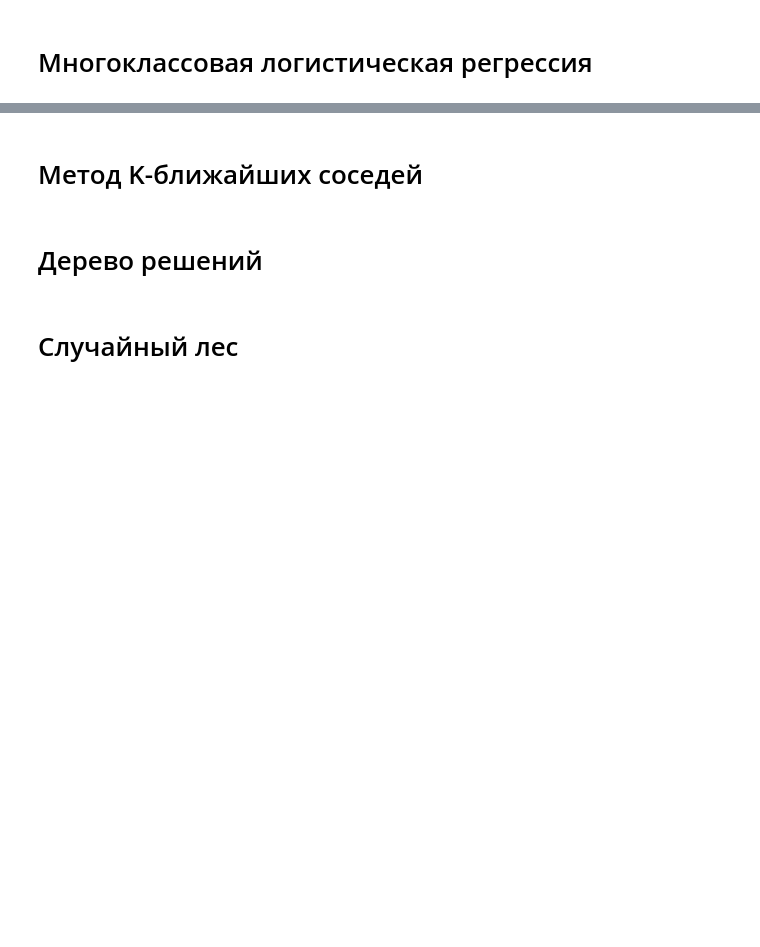
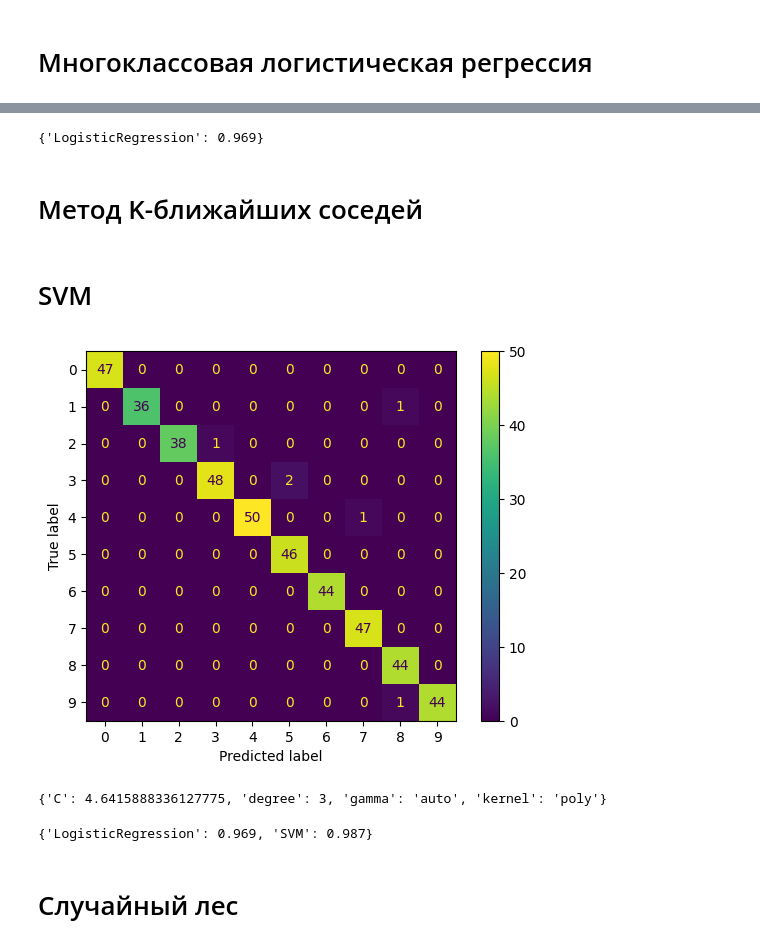
Before and after one commit to igumnov-daniel/HOCK_FEBRUARY_2023, a Jupyter notebook: 15_ML_5_clustering_and_trees/15_3_gbdt_catboost.ipynb, the cells around one changed output, grey strips where cells are left out. Cells and saved outputs as stored; diff of their text form; code cells hidden in the pictures; blank space fills up the shorter version.

```diff
--- a/15_ML_5_clustering_and_trees/15_3_gbdt_catboost.ipynb
+++ b/15_ML_5_clustering_and_trees/15_3_gbdt_catboost.ipynb
@@ -844,2 +1015,6 @@ from sklearn.metrics import accuracy_score
+# %%
+best_metrics
+# %% [output]
+{'LogisticRegression': 0.969}
 # %% [markdown]
 # Метод K-ближайших соседей
@@ -848,4 +1021,55 @@ from sklearn.neighbors import KNeighborsClassifier
-# %% [markdown]
-# Дерево решений
+# %% [markdown]
+# SVM
+# %%
+model = SVC()
+
+params = [
+    {
+        'kernel': ['linear'],
+        'C': np.logspace(-2, 2, 10)
+    },
+    {
+        'kernel': ['poly'],
+        'C': np.logspace(-2, 2, 10),
+        'gamma': ['scale', 'auto'],
+        'degree': np.arange(2, 7)
+    },
+    {
+        'kernel': ['rbf'],
+        'C': np.logspace(-2, 2, 10),
+        'gamma': ['scale', 'auto'],
+    }
+]
+# %%
+gscv = GridSearchCV(
+    model,
+    param_grid=params,
+    cv=5,
+    n_jobs=-1,
+    scoring='accuracy',
+)
+
+gscv.fit(X_train, y_train)
+
+y_pred = gscv.best_estimator_.predict(X_test)
+best_metrics['SVM'] = round(accuracy_score(y_test, y_pred), 3)
+
+cm = confusion_matrix(y_test, y_pred, labels=gscv.classes_,) #  normalize='pred'
+
+disp = ConfusionMatrixDisplay(confusion_matrix=cm,
+                              display_labels=gscv.classes_
+                             )
+disp.plot()
+plt.show()
+# %% [output]
+[figure, added]
+# %%
+gscv.best_params_
+# %% [output]
+{'C': 4.6415888336127775, 'degree': 3, 'gamma': 'auto', 'kernel': 'poly'}
+# %%
+best_metrics
+# %% [output]
+{'LogisticRegression': 0.969, 'SVM': 0.987}
 # %% [markdown]
 # Случайный лес
```
Also changed, not shown: parts of 43 cells of this notebook.
